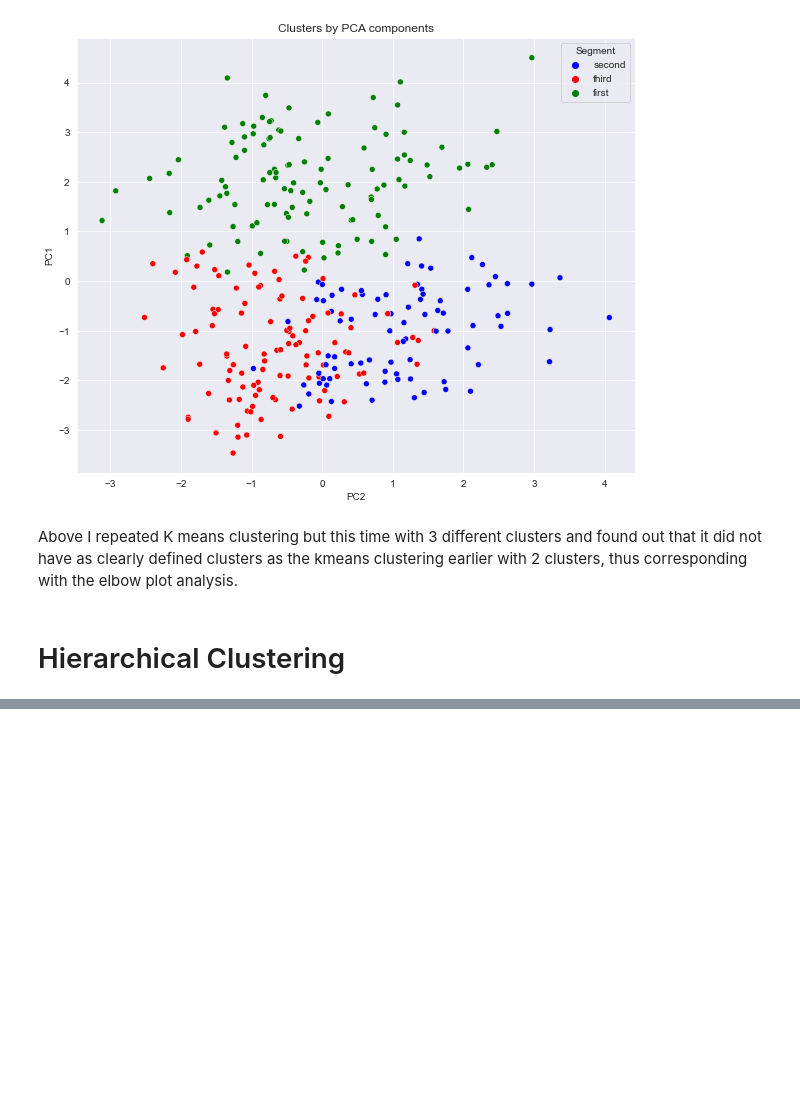
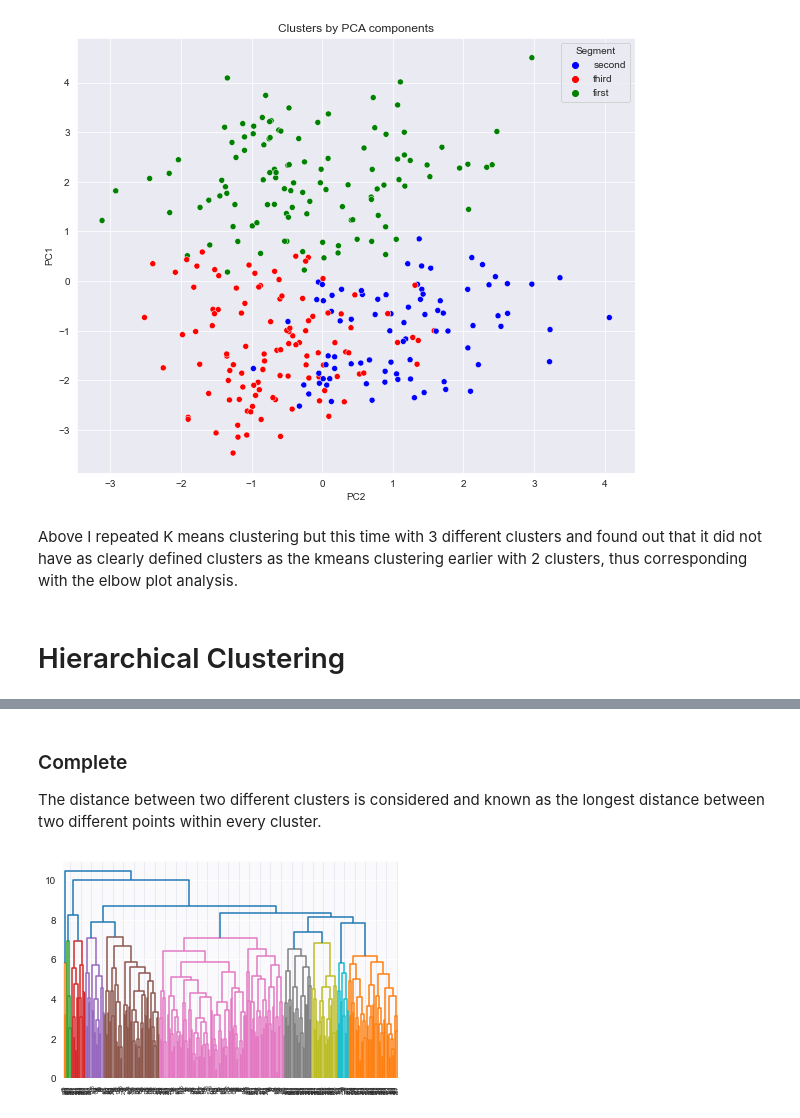
Before and after one commit to Harshal12355/Heart-Disease, a Jupyter notebook: heart_final.ipynb, the cells around one changed output, grey strips where cells are left out. Cells and saved outputs as stored; diff of their text form; code cells hidden in the pictures; blank space fills up the shorter version.

```diff
--- a/heart_final.ipynb
+++ b/heart_final.ipynb
@@ -1112,3 +1109,13 @@ plt.show()
+# %% [markdown]
+### Complete
+
+The distance between two different clusters is considered and known as the longest distance between two different points within every cluster.
+# %%
+complete = linkage(scaled_df, method="complete", metric='euclidean')
+dendrogram(complete)
+plt.show()
+# %% [output]
+[figure, added]
 # %% [markdown]
 ## Conclusion
 
```
Also changed, not shown: parts of 66 cells of this notebook.
